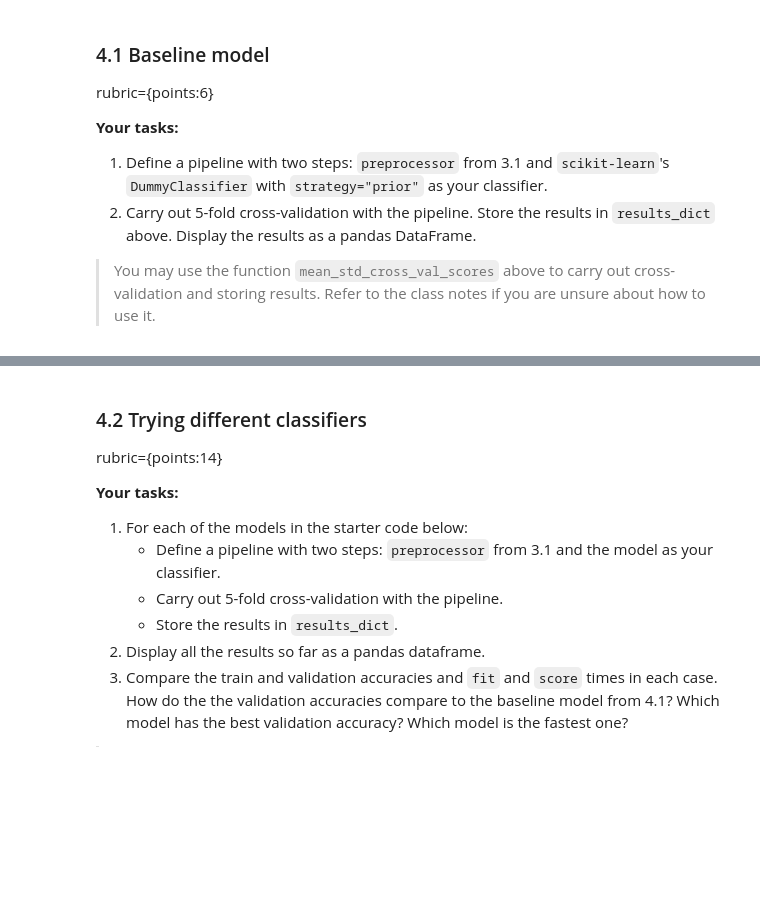
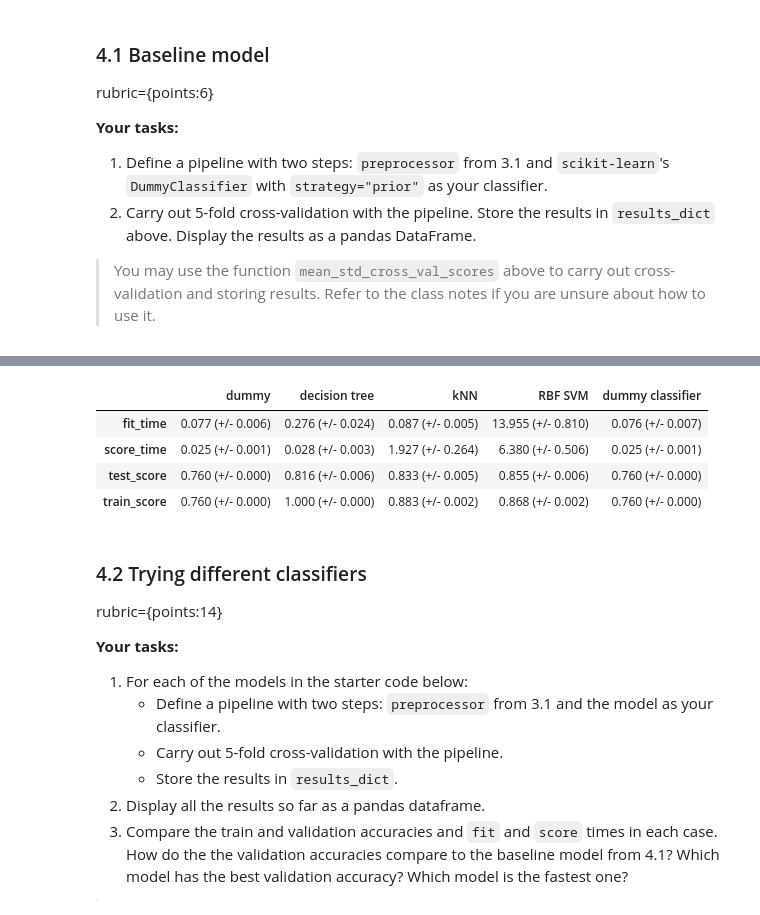
Before and after one commit to Blaise143/CPSC-330-ASSIGNMENTS, a Jupyter notebook: hw3/hw3.ipynb, the cells around one changed output, grey strips where cells are left out. Cells and saved outputs as stored; diff of their text form; code cells hidden in the pictures; blank space fills up the shorter version.

```diff
--- a/hw3/hw3.ipynb
+++ b/hw3/hw3.ipynb
@@ -282,14 +257,3 @@ train_df_nan.head(2)
 # %% [markdown]
 Including the `race` feature to predict income might be unethical depending on the situation.
 To begin, there might be some unfortunate circumstances that affect a specific race more than the other that could have an effect on the income distribution among the races. Capturing this information in a machine learning model could help improve its performance. However, the problem with this is that it could lead to **bias and discrimination** against whatever race the machine learning model predicts is more likely to have less income. This could lead to some unforeseen consequences, thus making it unethical.
-# %%
-# Fill in the lists below.
-# It's OK to keep some of the lists empty or add new lists.
-numeric_features = ['age', 'fnlwgt', 'education.num', 'capital.gain', 'capital.loss', 'hours.per.week']
-categorical_features = ['workclass', 'education', 'marital.status', 'occupation', 'relationship',
-                        'race', 'sex', 'native.country', 'income']
-ordinal_features = ['education']
-binary_features = ['sex', 'income']
-drop_features = ['race']
-passthrough_features = []
-target = "income"
@@ -295,0 +308,19 @@ target = "income"
+# %%
+from sklearn.preprocessing import OrdinalEncoder
+
+# Scaler for numeric variables
+scaler = StandardScaler()
+
+# Pipeline for categorical variables
+categorical_pipeline = make_pipeline(SimpleImputer(strategy="most_frequent", missing_values=np.nan),
+                                    OneHotEncoder(sparse=False, handle_unknown='ignore'))
+
+# Full Pipeline for both numeric and categorical
+preprocessor = make_column_transformer(
+    (scaler, numeric_features),
+    (categorical_pipeline, categorical_features),
+    ('drop', drop_features)
+)
+
+# Fitting Full Pipeline
+preprocessor.fit_transform(X_train)
@@ -296,3 +346,5 @@ target = "income"
+# %%
+results_dict = {} # dictionary to store all the results
 # %%
 
 def mean_std_cross_val_scores(model, X_train, y_train, **kwargs):
@@ -343,3 +398,14 @@ At this point, using Sklearn's `SVC()` would not work because some columns (cate
+# %%
+baseline_model = make_pipeline(preprocessor, DummyClassifier(strategy="prior"))
+results_dict['dummy']= mean_std_cross_val_scores(baseline_model, X_train,
+                                                 y_train, return_train_score=True)
+pd.DataFrame(results_dict)
+# %% [output]
+|  | dummy | decision tree | kNN | RBF SVM | dummy classifier |
+| fit_time | 0.077 (+/- 0.006) | 0.276 (+/- 0.024) | 0.087 (+/- 0.005) | 13.955 (+/- 0.810) | 0.076 (+/- 0.007) |
+| score_time | 0.025 (+/- 0.001) | 0.028 (+/- 0.003) | 1.927 (+/- 0.264) | 6.380 (+/- 0.506) | 0.025 (+/- 0.001) |
+| test_score | 0.760 (+/- 0.000) | 0.816 (+/- 0.006) | 0.833 (+/- 0.005) | 0.855 (+/- 0.006) | 0.760 (+/- 0.000) |
+| train_score | 0.760 (+/- 0.000) | 1.000 (+/- 0.000) | 0.883 (+/- 0.002) | 0.868 (+/- 0.002) | 0.760 (+/- 0.000) |
 # %% [markdown]
 ### 4.2 Trying different classifiers
 rubric={points:14}
```
Also changed, not shown: parts of 27 cells of this notebook.
